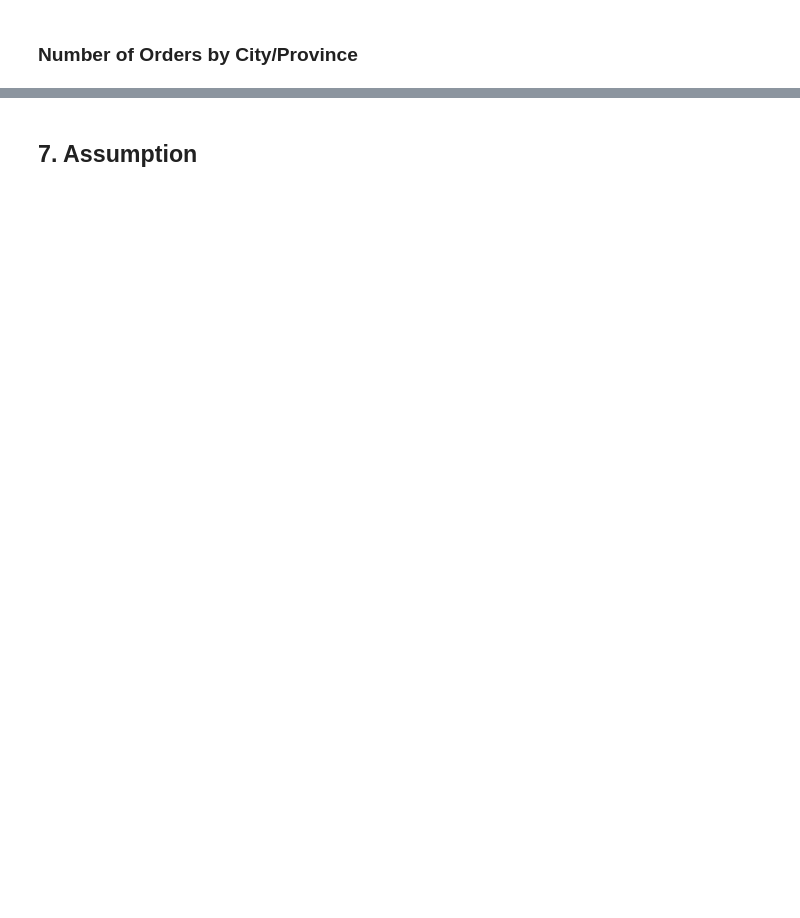
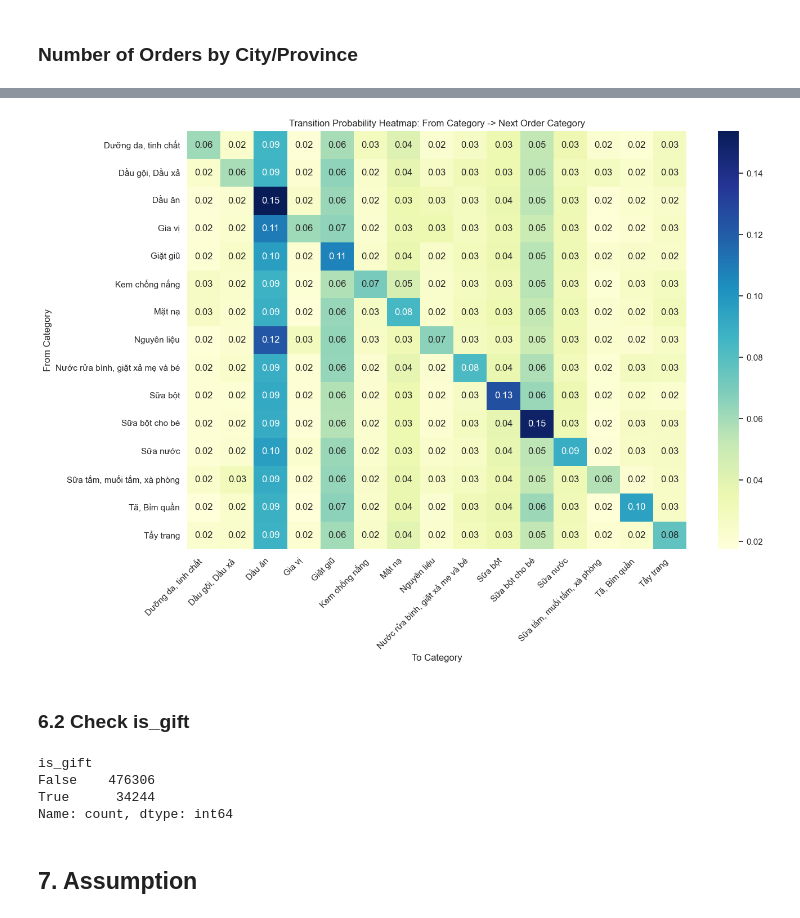
Before and after one commit to phupham14/vnshop, a Jupyter notebook: eda.ipynb, the cells around one changed output, grey strips where cells are left out. Saved outputs shown, nothing was run; the diff lists cells and outputs as text; code cells hidden in the pictures; blank space fills up the shorter version.

```diff
--- a/eda.ipynb
+++ b/eda.ipynb
@@ -697,3 +816,49 @@ Passing `palette` without assigning `hue` is deprecated and will be removed in v
+# %%
+top_k = 15
+
+top_from = transition_stats.groupby('from_category')['transition_count'].sum().nlargest(top_k).index
+top_to = transition_stats.groupby('to_category')['transition_count'].sum().nlargest(top_k).index
+
+heatmap_df = transition_stats[
+    transition_stats['from_category'].isin(top_from) &
+    transition_stats['to_category'].isin(top_to)
+].copy()
+
+transition_matrix = heatmap_df.pivot(
+    index='from_category',
+    columns='to_category',
+    values='transition_prob'
+).fillna(0)
+
+plt.figure(figsize=(14, 10))
+sns.heatmap(
+    transition_matrix,
+    cmap='YlGnBu',
+    annot=True,
+    fmt='.2f'
+)
+plt.title('Transition Probability Heatmap: From Category -> Next Order Category')
+plt.xlabel('To Category')
+plt.ylabel('From Category')
+plt.xticks(rotation=45, ha='right')
+plt.yticks(rotation=0)
+plt.tight_layout()
+plt.show()
+# %% [output]
+[figure, added]
+# %% [markdown]
+### 6.2 Check is_gift
+# %%
+# is_gift trong sale_order_line.csv
+import pandas as pd
+sale_order_line_df = pd.read_csv('export_csv/sale_order_line.csv')
+gift_counts = sale_order_line_df['is_gift'].value_counts()
+print(gift_counts)
+# %% [output]
+is_gift
+False    476306
+True      34244
+Name: count, dtype: int64
 # %% [markdown]
 ## 7. Assumption
 # %% [markdown]
```
Also changed, not shown: parts of 89 cells of this notebook.
